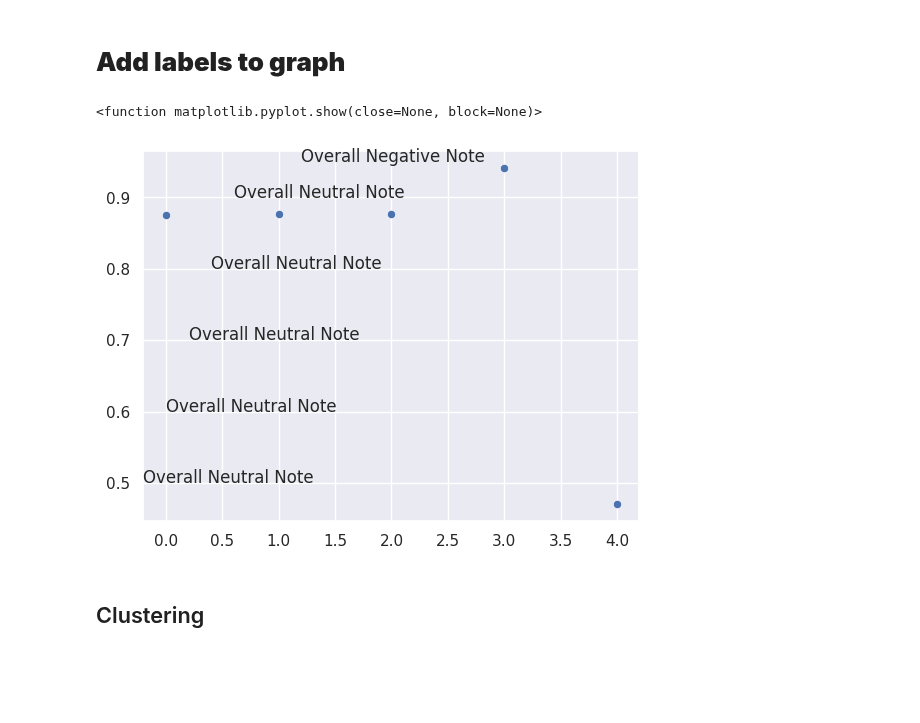
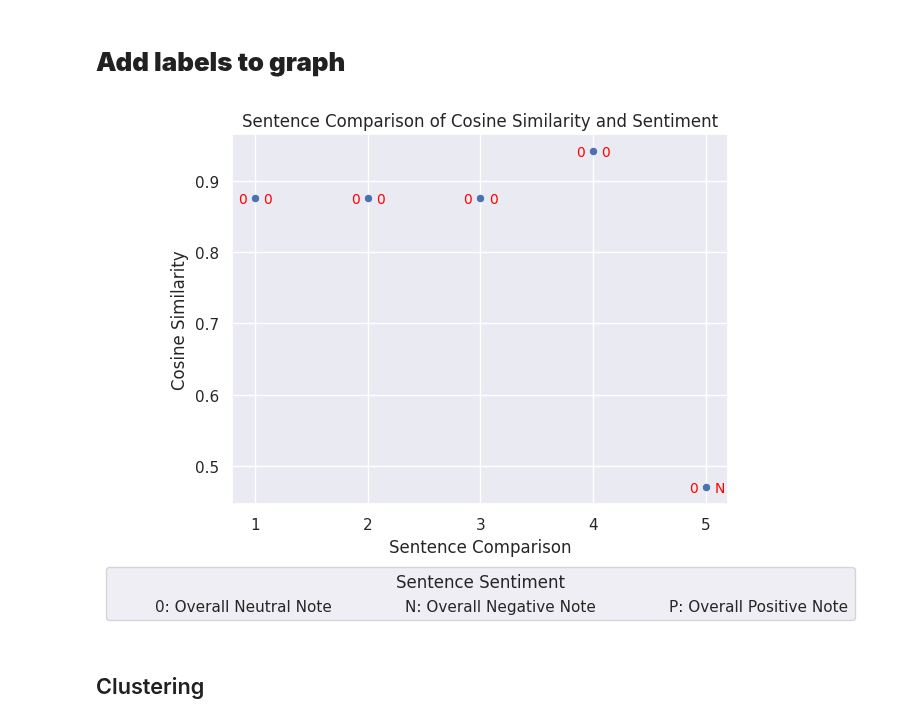
Before and after one commit to tanoManzo/mimic_trajectories, a Jupyter notebook: MIMIC_TRAJECTORY_embeddings_02.ipynb, the cells around one changed output. Saved outputs shown, nothing was run; the diff lists cells and outputs as text; code cells hidden in the pictures; blank space fills up the shorter version.

Commit message:
Add sentiment legend, graph labels

```diff
--- a/MIMIC_TRAJECTORY_embeddings_02.ipynb
+++ b/MIMIC_TRAJECTORY_embeddings_02.ipynb
@@ -317,22 +317,50 @@ l_labels
   'Overall Neutral Note']}
 # %% [markdown]
 # **Add labels to graph**
-# %%
-import matplotlib.pyplot as plt
-sns.scatterplot(dist)
-graph_labels = l_labels['roberta']
-
-for index, row in enumerate(dist):
-
-  x_position_before = - 0.2 * (6 - index) + 1
-  plt.text(x_position_before,0.5 + index/10,graph_labels[index])
-
-plt.text(1.2,0.5 + 4.5/10,graph_labels[-1])
-
-plt.show
-# %% [output]
-<function matplotlib.pyplot.show(close=None, block=None)>
-[figure, removed]
+# %%
+import matplotlib.pyplot as plt
+from matplotlib.patches import Rectangle
+from matplotlib.ticker import MaxNLocator
+
+sns.scatterplot(dist)
+model_labels = l_labels['roberta']
+labels_dict = {'Overall Neutral Note': '0', 'Overall Negative Note': 'N', 'Overall Positive Note': 'P'}
+graph_labels = [labels_dict[label] for label in model_labels]
+
+# Add sentiment next to points
+for index, row in enumerate(dist):
+
+  x_position = index - 0.15
+  x2_position = index + 0.075
+  y_position = dist[index] - 0.0075
+  plt.text(x_position, y_position, graph_labels[index], fontsize=10, color='red')
+  plt.text(x2_position, y_position, graph_labels[index+1], fontsize=10, color='red')
+
+# Title and x/y axes
+plt.title("Sentence Comparison of Cosine Similarity and Sentiment")
+plt.xlabel("Sentence Comparison")
+plt.ylabel("Cosine Similarity")
+
+# X-axis tick marks
+ax = plt.gca()
+ax.xaxis.set_major_locator(MaxNLocator(integer=True))
+new_ticks = [str(i) for i in range(len(graph_labels))]
+ax.set_xticklabels(new_ticks)
+
+# Legend
+legend_handles = [Rectangle((0, 0), 0, 0, alpha=0, label=f"{short_label}: {original_label}")
+                  for original_label, short_label in labels_dict.items()]
+#legend_handles = [Text(0, 0, label=f"{short_label}: {original_label}") for original_label, short_label in labels_dict.items()]
+
+# legend to right of graph
+#plt.legend(handles=legend_handles, loc='center left', bbox_to_anchor=(1, 0.5), title='Sentiment')
+
+# legend under graph
+plt.legend(handles=legend_handles, loc='upper center', bbox_to_anchor=(0.5, -0.15), ncol=len(labels_dict), title='Sentence Sentiment')
+
+plt.show()
+# %% [output]
+[figure, added]
 # %% [markdown]
 ## Clustering
 # %%
```
